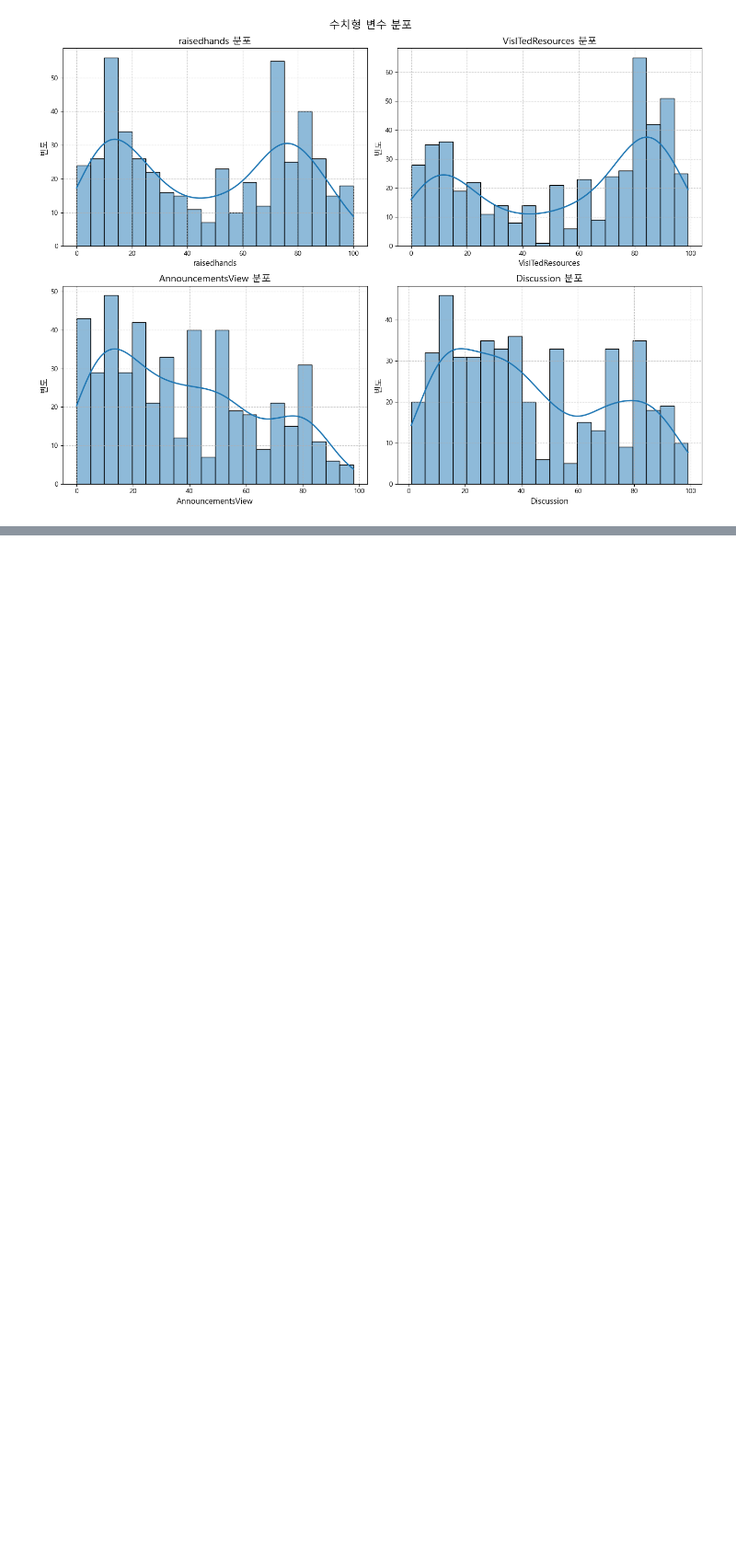
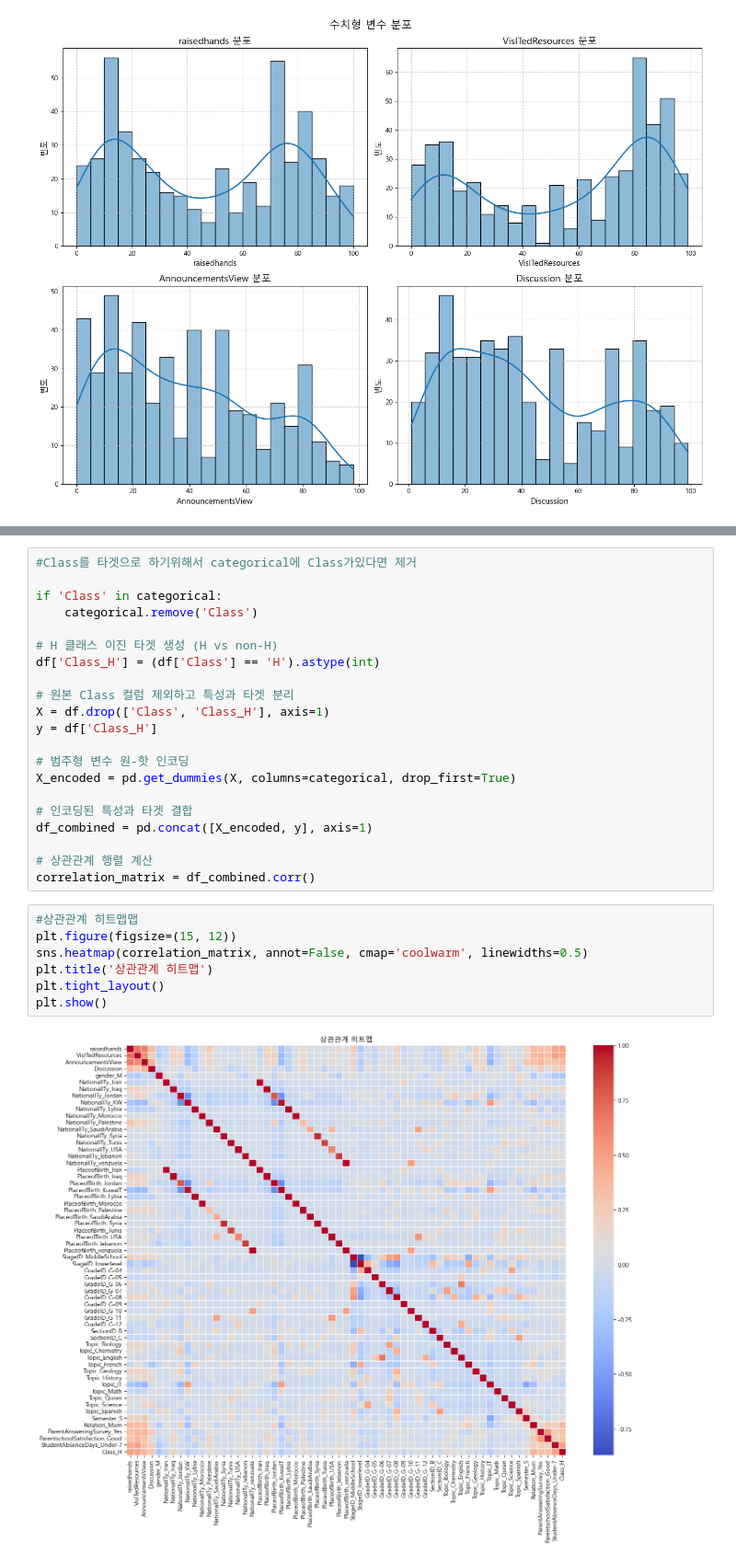
Before and after one commit to Kkaemii/SeSac_MPs, a Jupyter notebook: project_8_Mulitclass_Classification/muliclass_classification.ipynb, the cells around one changed output, grey strips where cells are left out. Shown at 92% size. Saved outputs shown, nothing was run; the diff lists cells and outputs as text; blank space fills up the shorter version.

```diff
--- a/project_8_Mulitclass_Classification/muliclass_classification.ipynb
+++ b/project_8_Mulitclass_Classification/muliclass_classification.ipynb
@@ -240,0 +202,30 @@ plt.show()
+# %%
+#Class를 타겟으로 하기위해서 categorical에 Class가있다면 제거
+
+if 'Class' in categorical:
+    categorical.remove('Class')
+
+# H 클래스 이진 타겟 생성 (H vs non-H)
+df['Class_H'] = (df['Class'] == 'H').astype(int)
+
+# 원본 Class 컬럼 제외하고 특성과 타겟 분리
+X = df.drop(['Class', 'Class_H'], axis=1)
+y = df['Class_H']
+
+# 범주형 변수 원-핫 인코딩
+X_encoded = pd.get_dummies(X, columns=categorical, drop_first=True)
+
+# 인코딩된 특성과 타겟 결합
+df_combined = pd.concat([X_encoded, y], axis=1)
+
+# 상관관계 행렬 계산
+correlation_matrix = df_combined.corr()
+# %%
+#상관관계 히트맵맵
+plt.figure(figsize=(15, 12))
+sns.heatmap(correlation_matrix, annot=False, cmap='coolwarm', linewidths=0.5)
+plt.title('상관관계 히트맵')
+plt.tight_layout()
+plt.show()
+# %% [output]
+[figure, added]
```
Also changed, not shown: parts of 9 cells of this notebook.
